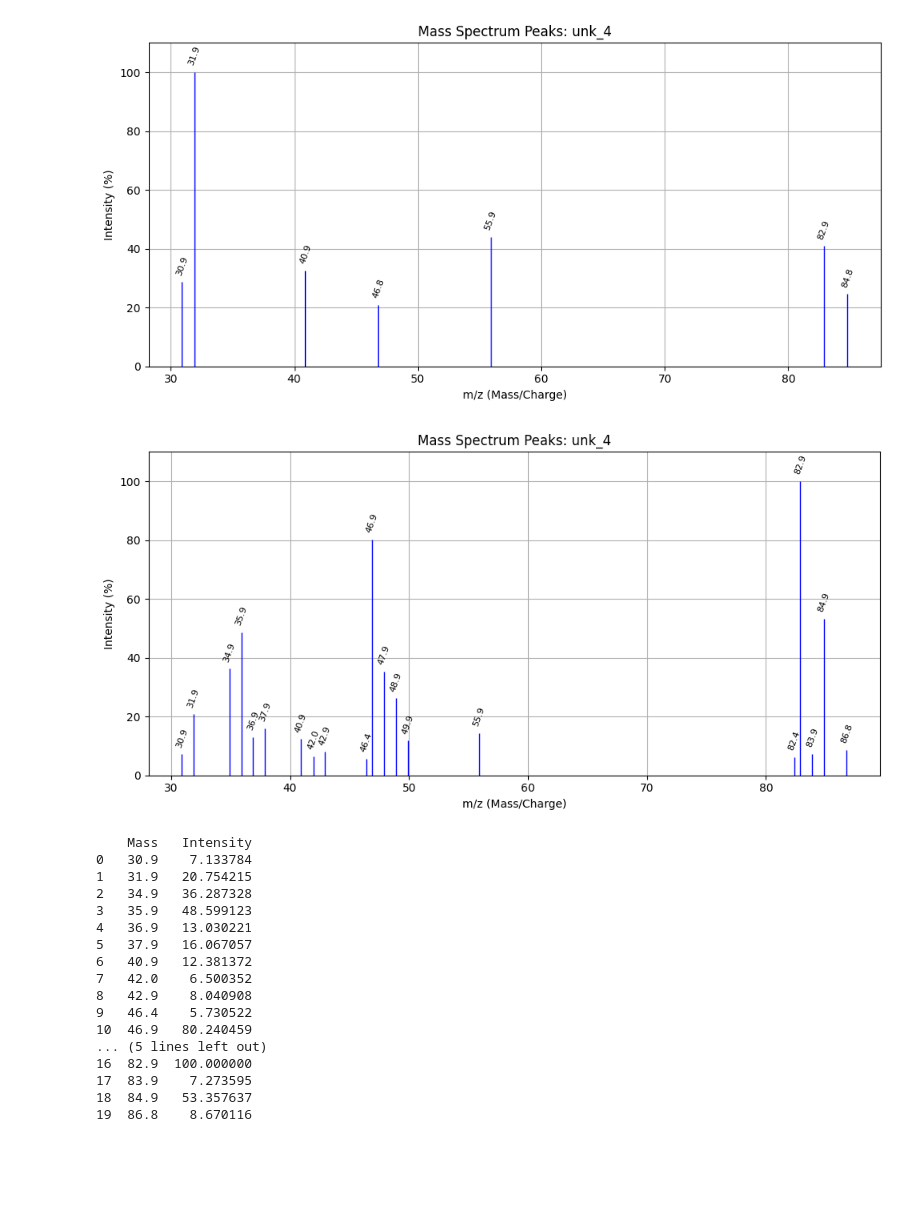
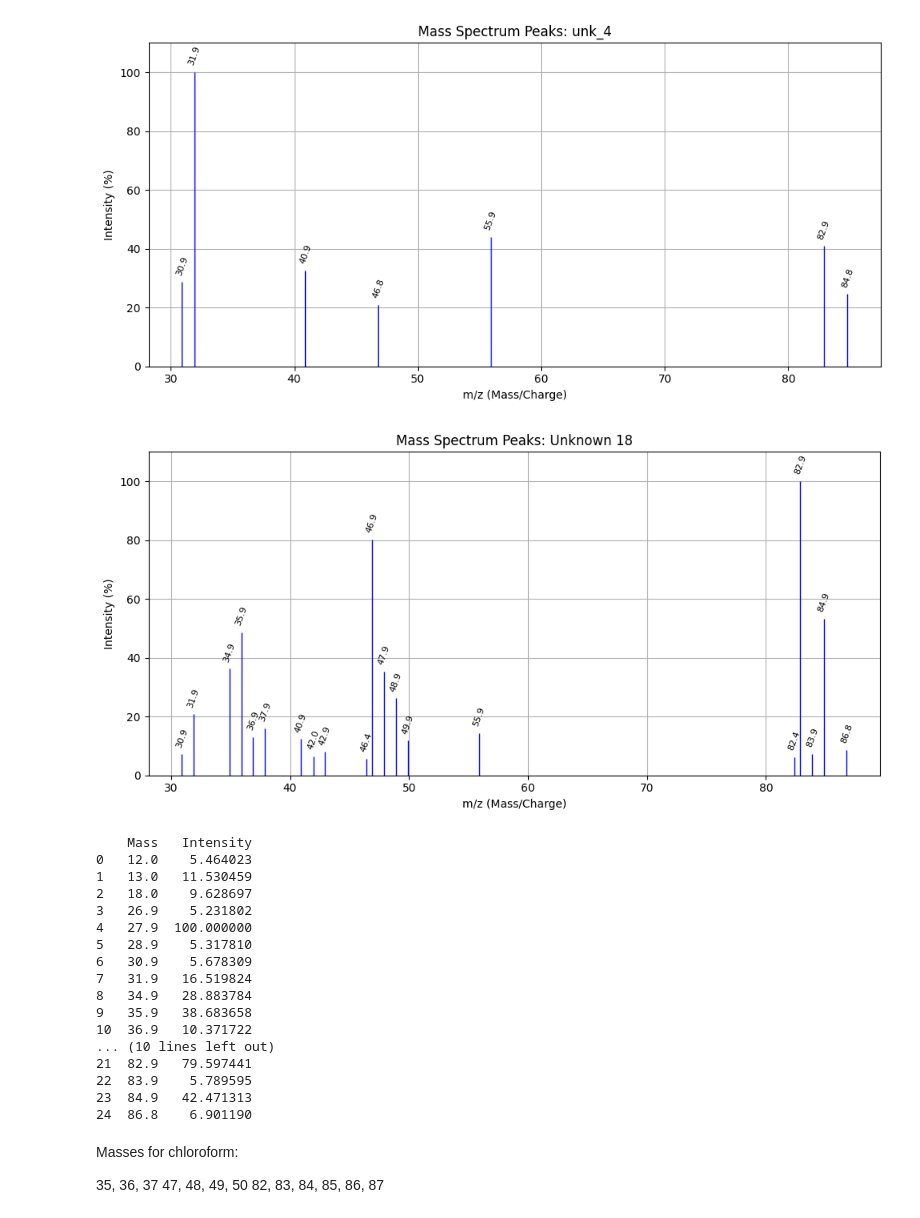
Before and after one commit to kearb-stomp/AdvLabs, a Jupyter notebook: Lab 3/Task 4.ipynb, the cells around one changed output. Drawn from its saved outputs; the diff is of its cells as text; code cells hidden in the pictures; blank space fills up the shorter version.

```diff
--- a/Lab 3/Task 4.ipynb
+++ b/Lab 3/Task 4.ipynb
@@ -480,53 +480,59 @@ unk_18_peaks_truncated_df = pd.DataFrame({
     'Intensity': peaks_unk_18_truncated
 })
 #print(unk_18_peaks_truncated_df)
 
 # Assume unk_18_peaks_truncated_df has columns "Mass" and "Intensity"
 fig, ax = plt.subplots(figsize=(10, 5))
 
 # Plot vertical lines
 for _, row in unk_18_peaks_truncated_df.iterrows():
     ax.vlines(x=row["Mass"], ymin=0, ymax=row["Intensity"], color='blue', linewidth=1)
 
 for m, I in zip(peaks_mass_unk_18_truncated, peaks_unk_18_truncated):
     ax.annotate(f'{m:.1f}',          # label text, 1-decimal mass
         xy=(m, I),           # point to annotate
         xytext=(0, 5),       # (x-offset, y-offset) in points
         textcoords='offset points',
         ha='center',         # horizontal alignment
         va='bottom',         # vertical alignment
         fontsize=8,
         rotation=70)         # slanted like your sample
 
 # Customize plot
 ax.set_xlabel("m/z (Mass/Charge)")
 ax.set_ylabel("Intensity (%)")
-ax.set_title("Mass Spectrum Peaks: unk_4")
+ax.set_title("Mass Spectrum Peaks: Unknown 18")
 ax.set_ylim(0, 110)  # Adjust if needed
 ax.grid(True)
 
 plt.tight_layout()
 plt.show()
 # %% [output]
-[figure, old version]
+[figure, new version]
 # %%
-print(unk_18_peaks_truncated_df)
+print(unk_18_peaks_df)
 # %% [output]
     Mass   Intensity
-0   30.9    7.133784
-1   31.9   20.754215
-2   34.9   36.287328
-3   35.9   48.599123
-4   36.9   13.030221
-5   37.9   16.067057
-6   40.9   12.381372
-7   42.0    6.500352
-8   42.9    8.040908
-9   46.4    5.730522
-10  46.9   80.240459
-... (5 lines left out)
-16  82.9  100.000000
-17  83.9    7.273595
-18  84.9   53.357637
-19  86.8    8.670116
+0   12.0    5.464023
+1   13.0   11.530459
+2   18.0    9.628697
+3   26.9    5.231802
+4   27.9  100.000000
+5   28.9    5.317810
+6   30.9    5.678309
+7   31.9   16.519824
+8   34.9   28.883784
+9   35.9   38.683658
+10  36.9   10.371722
+... (10 lines left out)
+21  82.9   79.597441
+22  83.9    5.789595
+23  84.9   42.471313
+24  86.8    6.901190
+# %% [markdown]
+Masses for chloroform:
+
+35, 36, 37
+47, 48, 49, 50
+82, 83, 84, 85, 86, 87
 # %%
```
Also changed, not shown: parts of 8 cells of this notebook.
